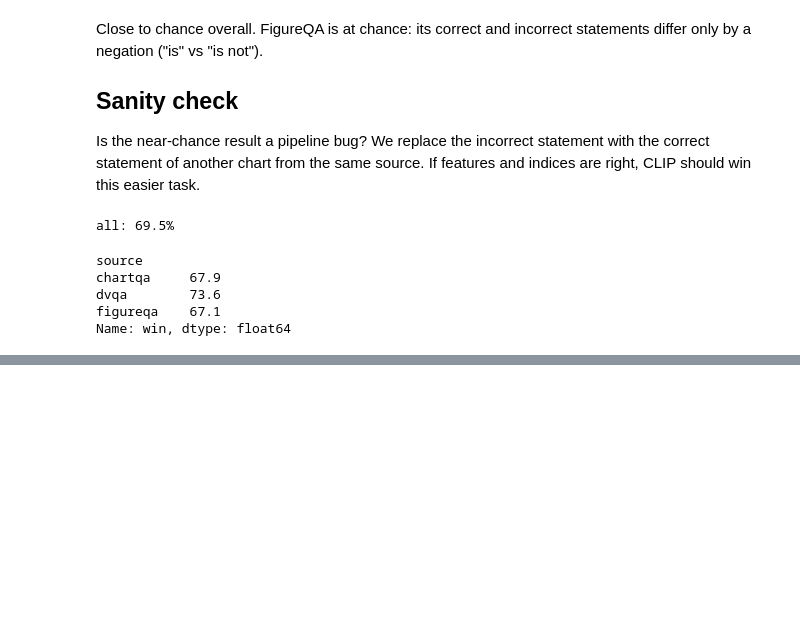
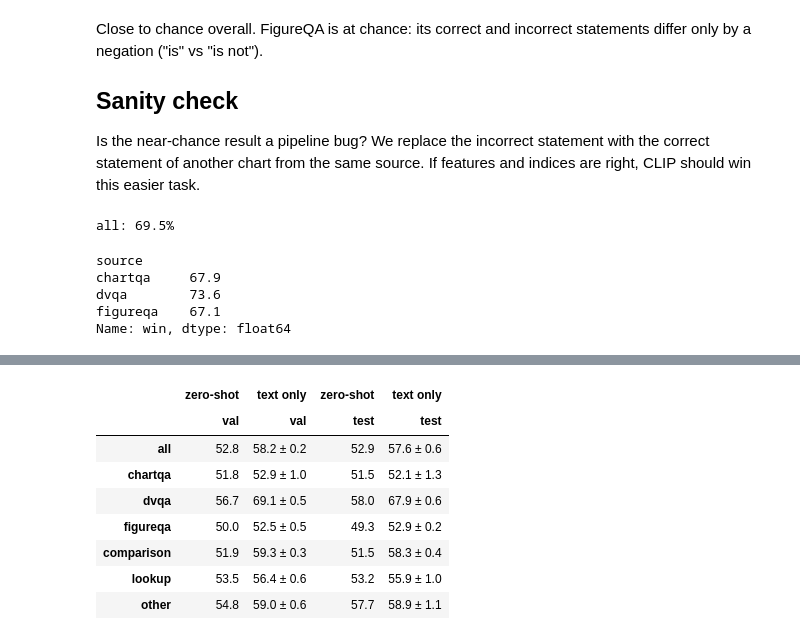
Before and after one commit to Levi-coder07/DeepLearning-Project, a Jupyter notebook: notebooks/02_features_baselines.ipynb, the cells around one changed output, grey strips where cells are left out. Saved outputs shown, nothing was run; the diff lists cells and outputs as text; code cells hidden in the pictures; blank space fills up the shorter version.

```diff
--- a/notebooks/02_features_baselines.ipynb
+++ b/notebooks/02_features_baselines.ipynb
@@ -94,0 +102,25 @@ Name: win, dtype: float64
+# %%
+text_features = Features(with_images=False, device="cpu")
+splits = {s: pd.read_csv(OUT_DIR / f"{s}.csv") for s in ["val", "test"]}
+
+def text_only(seed, split):
+    model = TextOnly()
+    model.load_state_dict(torch.load(CHECKPOINT_DIR / f"text_only_seed{seed}.pt", map_location="cpu"))
+    return accuracy(splits[split], predict(model, text_features, text_features.split(split)).numpy())
+
+table = {}
+for split in ["val", "test"]:
+    runs = pd.DataFrame([text_only(seed, split) for seed in range(3)])
+    table[("zero-shot", split)] = accuracy(pd.read_csv(RESULTS_DIR / f"zero_shot_{split}.csv"))
+    table[("text only", split)] = runs.mean().round(1).astype(str) + " ± " + runs.std().round(1).astype(str)
+pd.DataFrame(table)
+# %% [output]
+|  | zero-shot | text only | zero-shot | text only |
+|  | val | val | test | test |
+| all | 52.8 | 58.2 ± 0.2 | 52.9 | 57.6 ± 0.6 |
+| chartqa | 51.8 | 52.9 ± 1.0 | 51.5 | 52.1 ± 1.3 |
+| dvqa | 56.7 | 69.1 ± 0.5 | 58.0 | 67.9 ± 0.6 |
+| figureqa | 50.0 | 52.5 ± 0.5 | 49.3 | 52.9 ± 0.2 |
+| comparison | 51.9 | 59.3 ± 0.3 | 51.5 | 58.3 ± 0.4 |
+| lookup | 53.5 | 56.4 ± 0.6 | 53.2 | 55.9 ± 1.0 |
+| other | 54.8 | 59.0 ± 0.6 | 57.7 | 58.9 ± 1.1 |
```
Also changed, not shown: parts of 7 cells of this notebook, 2 other files.
